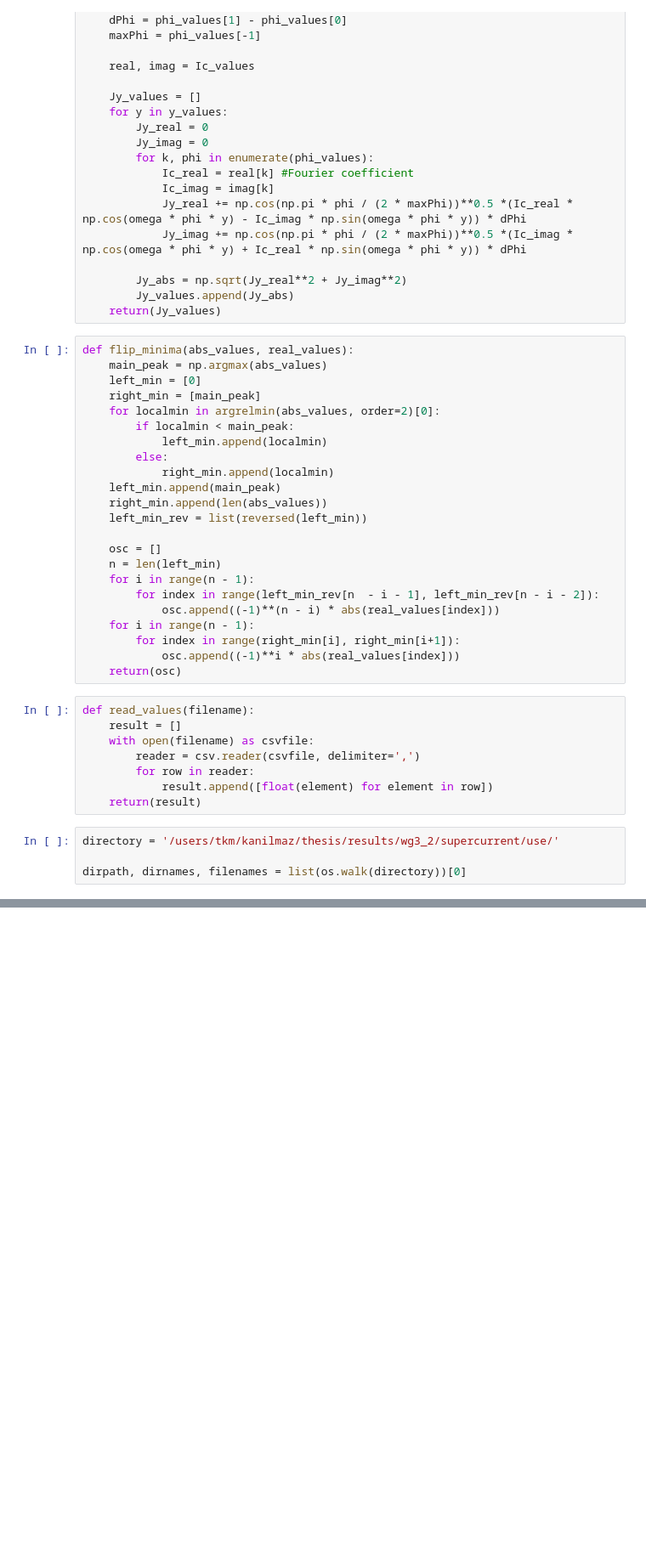
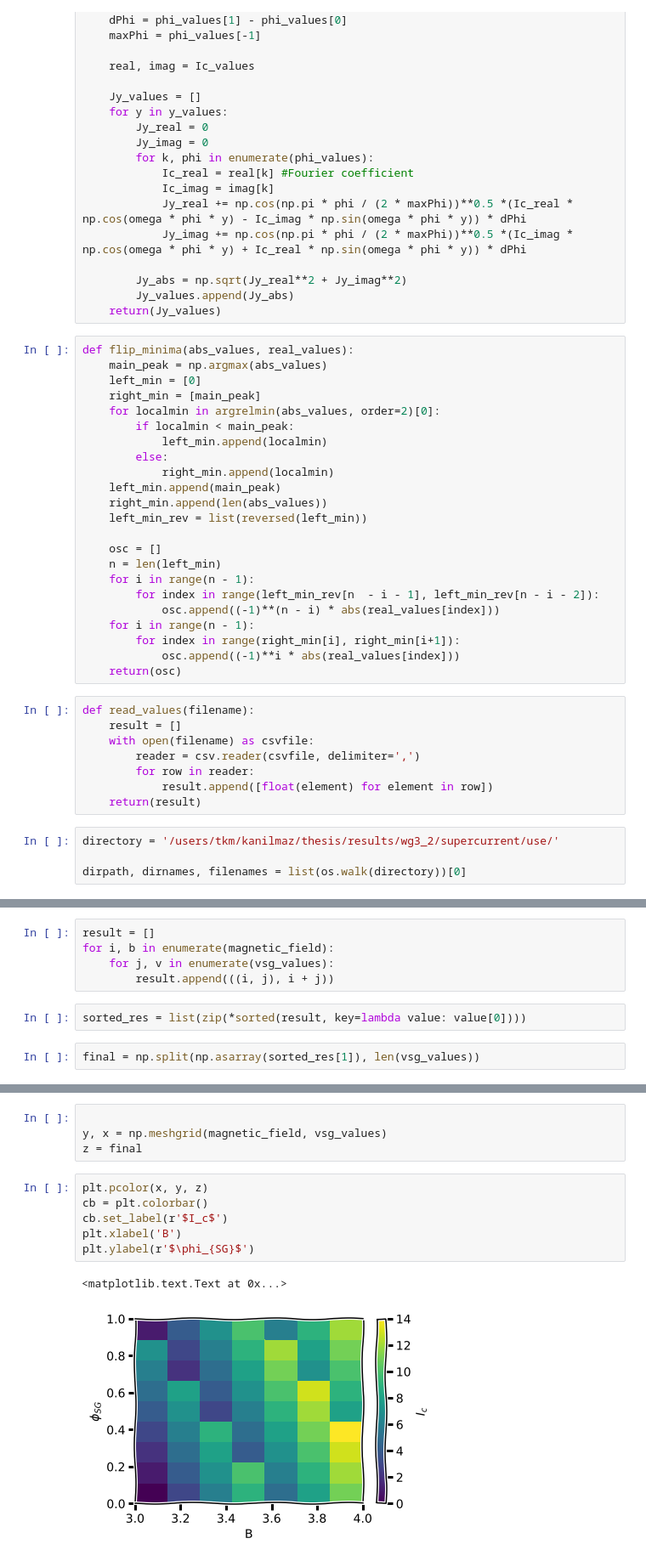
Before and after one commit to NeroCorleone/thesis, a Jupyter notebook: code/Untitled.ipynb, the cells around one changed output, grey strips where cells are left out. Shown at 85% size. Cells and saved outputs as stored; diff of their text form; blank space fills up the shorter version.

```diff
--- a/code/Untitled.ipynb
+++ b/code/Untitled.ipynb
@@ -119,0 +72,9 @@ ImportError: No module named 'seaborn'
+# %%
+result = []
+for i, b in enumerate(magnetic_field):
+    for j, v in enumerate(vsg_values):
+        result.append(((i, j), i + j))
+# %%
+sorted_res = list(zip(*sorted(result, key=lambda value: value[0])))
+# %%
+final = np.split(np.asarray(sorted_res[1]), len(vsg_values))
@@ -119,0 +92,13 @@ ImportError: No module named 'seaborn'
+# %%
+
+y, x = np.meshgrid(magnetic_field, vsg_values)
+z = final
+# %%
+plt.pcolor(x, y, z)
+cb = plt.colorbar()
+cb.set_label(r'$I_c$')
+plt.xlabel('B')
+plt.ylabel(r'$\phi_{SG}$')
+# %% [output]
+<matplotlib.text.Text at 0x...>
+[figure, added]
```
Also changed, not shown: parts of 7 cells of this notebook, 18 other files.
